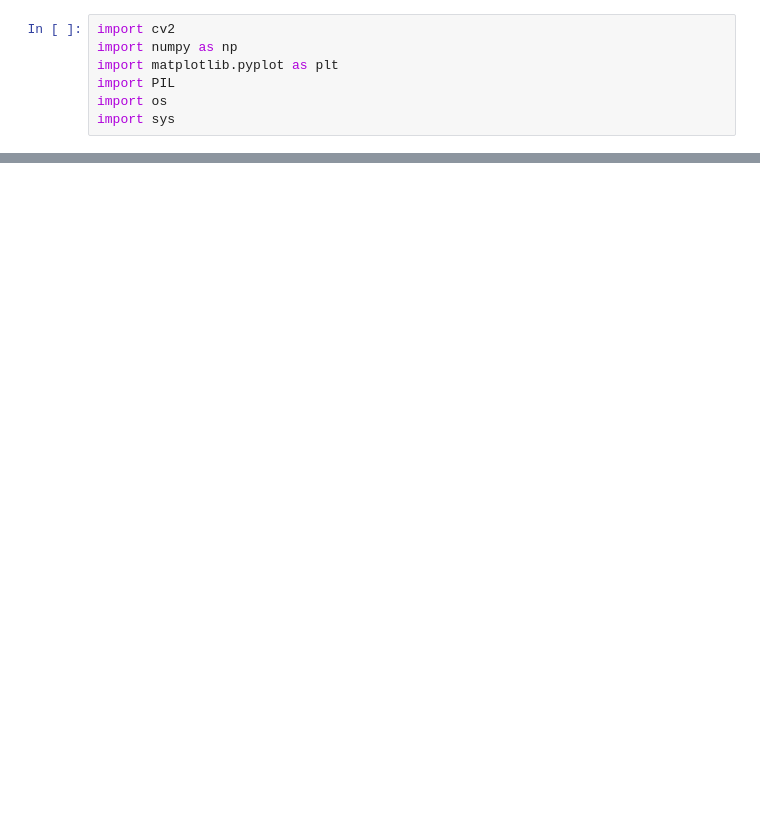
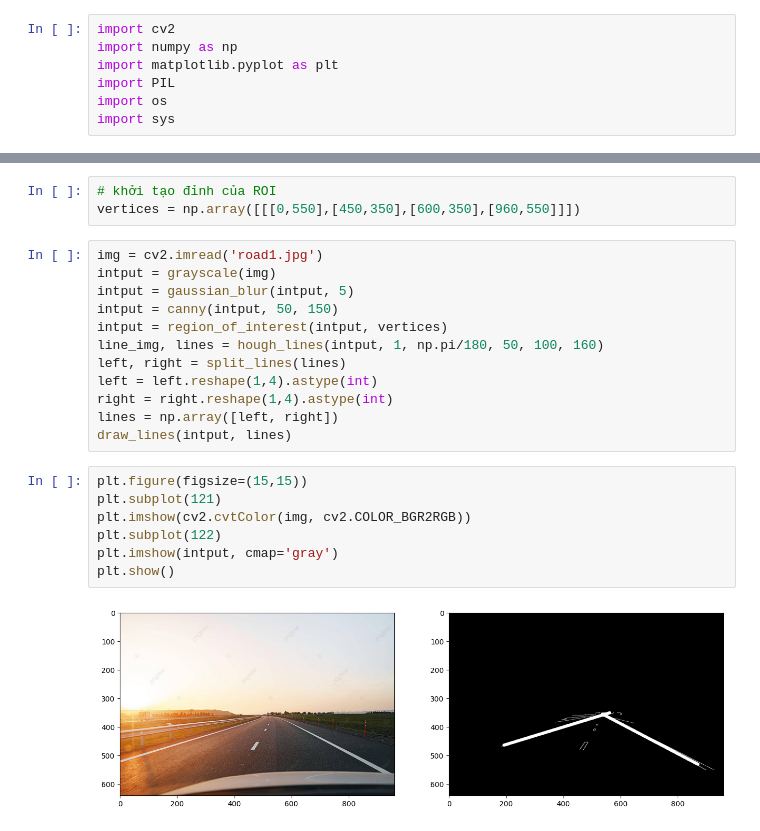
Before and after one commit to VuThanhLam124/Lane-Dectection, a Jupyter notebook: test.ipynb, the cells around one changed output, grey strips where cells are left out. Saved outputs shown, nothing was run; the diff lists cells and outputs as text; blank space fills up the shorter version.

```diff
--- a/test.ipynb
+++ b/test.ipynb
@@ -64,0 +165,24 @@ plt.imshow(output, cmap='gray')
+# %%
+# khởi tạo đỉnh của ROI
+vertices = np.array([[[0,550],[450,350],[600,350],[960,550]]])
+# %%
+img = cv2.imread('road1.jpg')
+intput = grayscale(img)
+intput = gaussian_blur(intput, 5)
+intput = canny(intput, 50, 150)
+intput = region_of_interest(intput, vertices)
+line_img, lines = hough_lines(intput, 1, np.pi/180, 50, 100, 160)
+left, right = split_lines(lines)
+left = left.reshape(1,4).astype(int)
+right = right.reshape(1,4).astype(int)
+lines = np.array([left, right])
+draw_lines(intput, lines)
+# %%
+plt.figure(figsize=(15,15))
+plt.subplot(121)
+plt.imshow(cv2.cvtColor(img, cv2.COLOR_BGR2RGB))
+plt.subplot(122)
+plt.imshow(intput, cmap='gray')
+plt.show()
+# %% [output]
+[figure, added]
```
Also changed, not shown: parts of 4 cells of this notebook.
